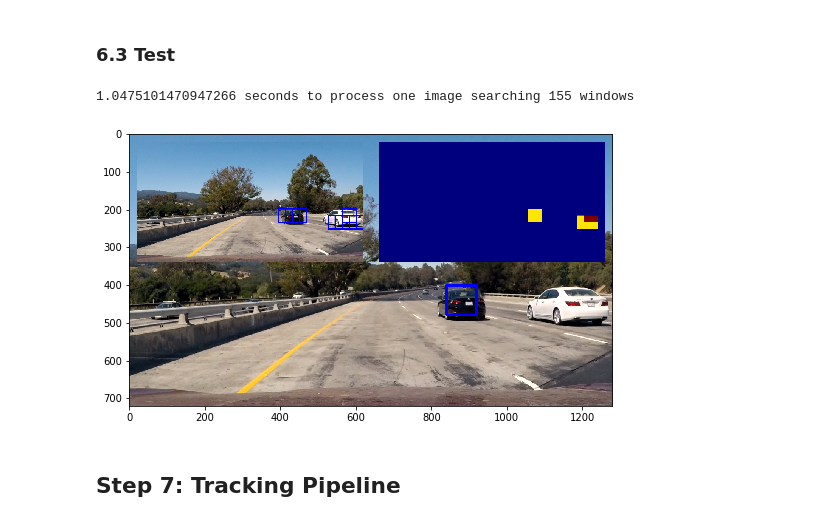
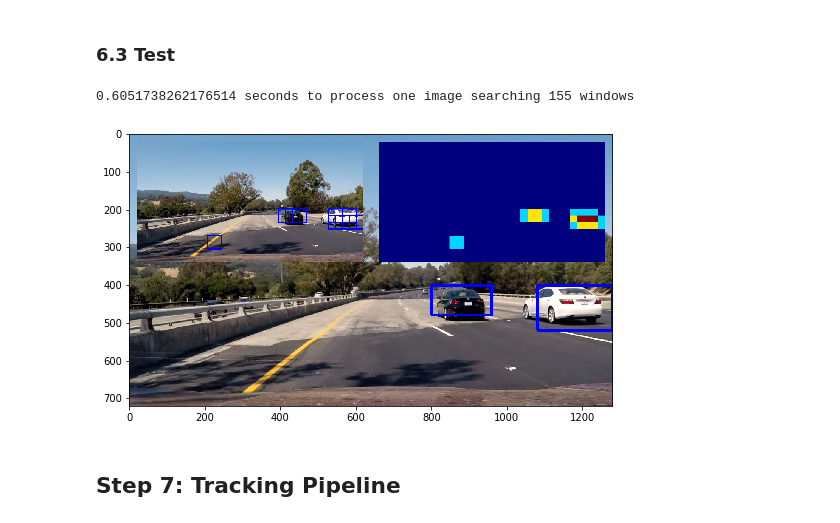
Before and after one commit to lelordoftech/CarND-Vehicle-Detection, a Jupyter notebook: Vehicle-Detection.ipynb, the cells around one changed output. Cells and saved outputs as stored; diff of their text form; code cells hidden in the pictures.

Commit message:
Improve pipeline with HOG sub-sampling; History mapping: refer to the previous frame's bounding boxes; Threshold base on length of heatmap queue (40%)

```diff
--- a/Vehicle-Detection.ipynb
+++ b/Vehicle-Detection.ipynb
@@ -80,7 +80,7 @@ def bin_spatial(img, size=(32, 32)):
 
 # Define a function to compute color histogram features
 # NEED TO CHANGE bins_range if reading .png files with mpimg!
-def color_hist(img, nbins=32, bins_range=(0, 256)):
+def color_hist(img, nbins=32): #bins_range=(0, 256)):
     # Compute the histogram of the color channels separately
     channel1_hist = np.histogram(img[:,:,0], bins=nbins)
     channel2_hist = np.histogram(img[:,:,1], bins=nbins)
@@ -722,6 +791,7 @@ spatial_feat = True
 hist_feat = True
 hog_feat = True
 heatmap_queue = deque(maxlen=10)
+pre_bboxes = []
 
 for img_src in test_images:
     t1 = time.time()
@@ -732,12 +802,14 @@ for img_src in test_images:
     windows = slide_window(img, x_start_stop=[None, None], y_start_stop=[y_start, y_stop],
                     xy_window=(80, 80), xy_overlap=(overlap, overlap))
 
-    hot_windows = ori_search_windows(img, windows, svc, X_scaler, color_space=color_space,
-                        spatial_size=spatial_size, hist_bins=hist_bins,
-                        orient=orient, pix_per_cell=pix_per_cell,
-                        cell_per_block=cell_per_block,
-                        hog_channel=hog_channel, spatial_feat=spatial_feat,
-                        hist_feat=hist_feat, hog_feat=hog_feat)
+    hot_windows = search_windows(img, windows, svc, X_scaler,
+                                x_start_stop=[None, None], y_start_stop=[y_start, y_stop],
+                                color_space=color_space,
+                                spatial_size=spatial_size, hist_bins=hist_bins,
+                                orient=orient, pix_per_cell=pix_per_cell,
+                                cell_per_block=cell_per_block,
+                                hog_channel=hog_channel, spatial_feat=spatial_feat,
+                                hist_feat=hist_feat, hog_feat=hog_feat)
 
     window_img = draw_boxes(copy_img, hot_windows, color=(0, 0, 255), thick=6)
     draw_img, heatmap = pipeline_heatmap(copy_img, hot_windows, y_start)
@@ -811,40 +883,51 @@ def combine_img(child_img_1, child_img_2, parent_img, offset=20):
 # %%
 y_start = 400
 y_stop = 656
 overlap = 0.5
 spatial_feat = True
 hist_feat = True
 hog_feat = True
 heatmap_queue = deque(maxlen=10)
+pre_bboxes = []
 
 t1 = time.time()
-img = mpimg.imread('test_images/test1.jpg')
+img = mpimg.imread('test_images/test4.jpg')
 copy_img = np.copy(img)
 img = img.astype(np.float32)/255
 
 windows = slide_window(img, x_start_stop=[None, None], y_start_stop=[y_start, y_stop],
                 xy_window=(80, 80), xy_overlap=(overlap, overlap))
 
-hot_windows = ori_search_windows(img, windows, svc, X_scaler, color_space=color_space,
-                    spatial_size=spatial_size, hist_bins=hist_bins,
-                    orient=orient, pix_per_cell=pix_per_cell,
-                    cell_per_block=cell_per_block,
-                    hog_channel=hog_channel, spatial_feat=spatial_feat,
-                    hist_feat=hist_feat, hog_feat=hog_feat)
-
+hot_windows = search_windows(img, windows, svc, X_scaler,
+                            x_start_stop=[None, None], y_start_stop=[y_start, y_stop],
+                            color_space=color_space,
+                            spatial_size=spatial_size, hist_bins=hist_bins,
+                            orient=orient, pix_per_cell=pix_per_cell,
+                            cell_per_block=cell_per_block,
+                            hog_channel=hog_channel, spatial_feat=spatial_feat,
+                            hist_feat=hist_feat, hog_feat=hog_feat)
+'''
+hot_windows = ori_search_windows(img, windows, svc, X_scaler,
+                            color_space=color_space,
+                            spatial_size=spatial_size, hist_bins=hist_bins,
+                            orient=orient, pix_per_cell=pix_per_cell,
+                            cell_per_block=cell_per_block,
+                            hog_channel=hog_channel, spatial_feat=spatial_feat,
+                            hist_feat=hist_feat, hog_feat=hog_feat)
+'''
 window_img = draw_boxes(copy_img, hot_windows, color=(0, 0, 255), thick=6)
 draw_img, heatmap = pipeline_heatmap(copy_img, hot_windows, y_start)
 
 print(time.time()-t1, 'seconds to process one image searching', len(windows), 'windows')
 
 out = combine_img(window_img, heatmap2rgb(heatmap), draw_img, 20)
 plt.figure(figsize=(10,5))
 plt.imshow(out)
 # Save to local disk
 plt.savefig('output_images/combining.png')
 # %% [output]
-1.0475101470947266 seconds to process one image searching 155 windows
+0.6051738262176514 seconds to process one image searching 155 windows
-[figure, old version]
+[figure, new version]
 # %% [markdown]
 ## Step 7: Tracking Pipeline
 # %%
```
Also changed, not shown: parts of 14 cells of this notebook, 10 other files.
